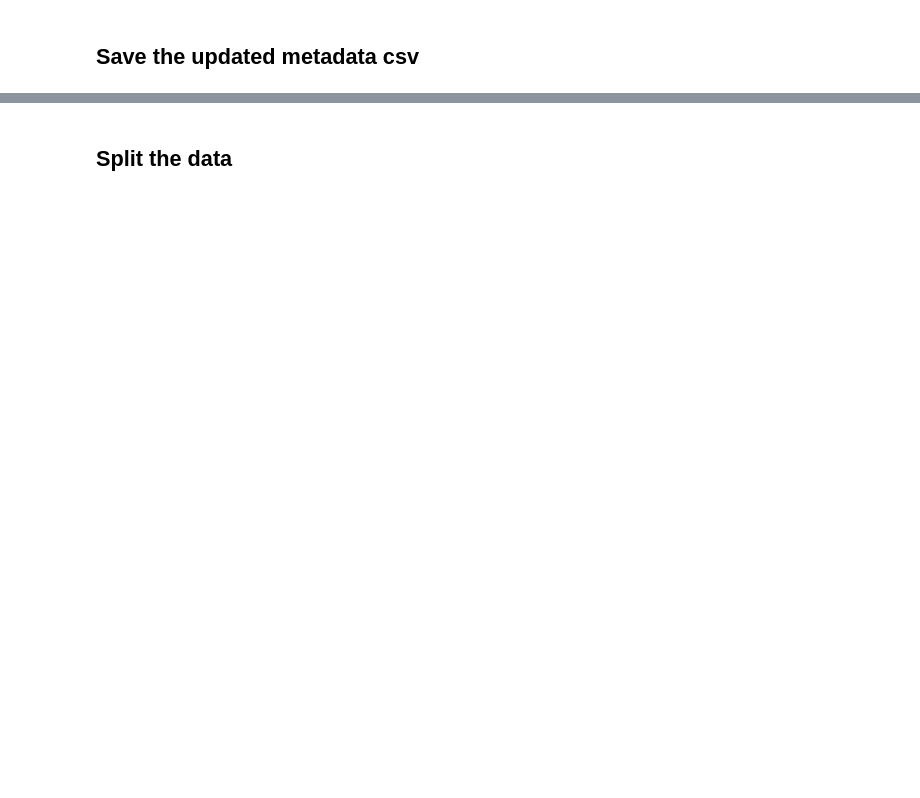
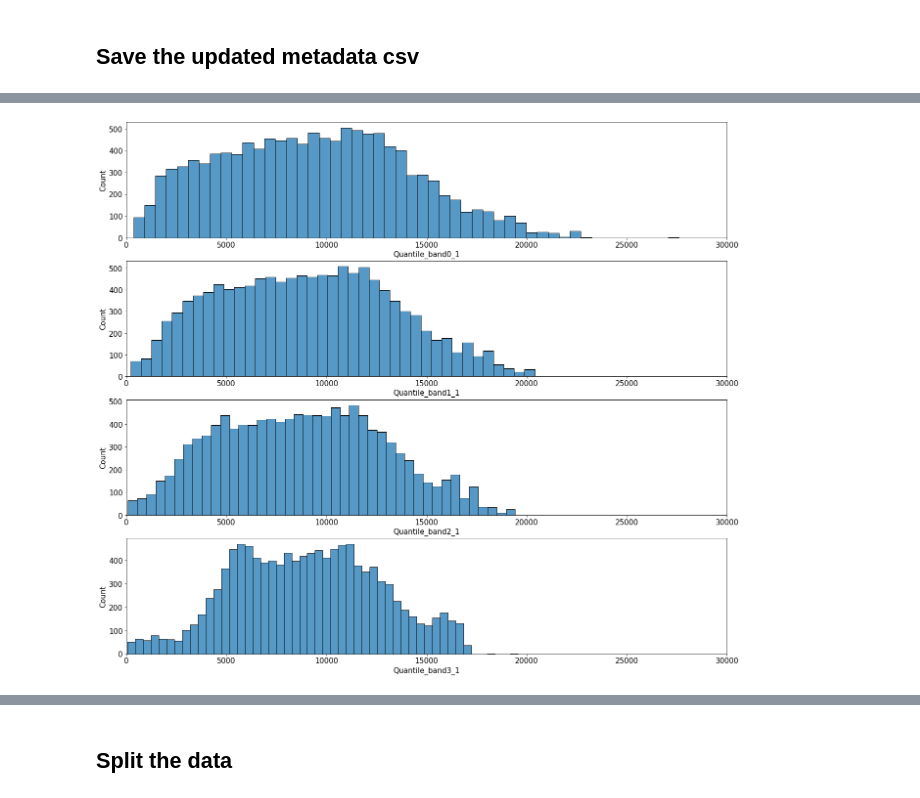
Before and after one commit to max-lutz/cloud_cover_competition, a Jupyter notebook: notebooks/Images EDA.ipynb, the cells around one changed output, grey strips where cells are left out. Cells and saved outputs as stored; diff of their text form; code cells hidden in the pictures; blank space fills up the shorter version.

Commit message:
calculate images values distribution

```diff
--- a/notebooks/Images EDA.ipynb
+++ b/notebooks/Images EDA.ipynb
@@ -160,0 +131,18 @@ train_meta.to_csv(DATA_DIR / 'train_metadata_updated.csv')
+# %%
+def load_features(image_index):
+    image = np.zeros((512,512,4))
+    for i, band in enumerate(['B02_path', 'B03_path', 'B04_path', 'B08_path']):
+        with rasterio.open(train_meta[band][image_index]) as img:
+            image[:,:,i] = img.read(1)
+    return image
+# %%
+def get_image_value_spread(image_index):
+    img = load_features(image_index)
+    for i, band in enumerate(['B02_path', 'B03_path', 'B04_path', 'B08_path']):
+        for quantile in [1, 0.95, 0.50, 0.05, 0]:
+            train_meta['Quantile_band'+str(i)+"_"+str(quantile)][image_index] = np.quantile(img[:,:,i], quantile)
+# %%
+for i, band in enumerate(['B02_path', 'B03_path', 'B04_path', 'B08_path']):
+    for quantile in [1, 0.95, 0.50, 0.05, 0]:
+        train_meta['Quantile_band'+str(i)+"_"+str(quantile)]=0
+train_meta
@@ -160,0 +163,5 @@ train_meta.to_csv(DATA_DIR / 'train_metadata_updated.csv')
+# %%
+for i in range(len(train_meta)):
+    get_image_value_spread(i)
+    if(i%25 == 0):
+        print(round(100*i/len(train_meta), 2), '%', end='\r')
@@ -160,0 +174,8 @@ train_meta.to_csv(DATA_DIR / 'train_metadata_updated.csv')
+# %%
+fig, ax = plt.subplots(4,1, figsize=(22,20))
+for i, col in enumerate(['Quantile_band0_1', 'Quantile_band1_1', 'Quantile_band2_1', 'Quantile_band3_1']):
+    sns.histplot(x=train_meta[col], data=train_meta, ax=ax[i], bins=50)
+    #ax[i].set_title(train_meta.columns.to_list()[i]);
+    ax[i].set_xlim(0, 30000)
+# %% [output]
+[figure, added]
```
Also changed, not shown: parts of 15 cells of this notebook.
